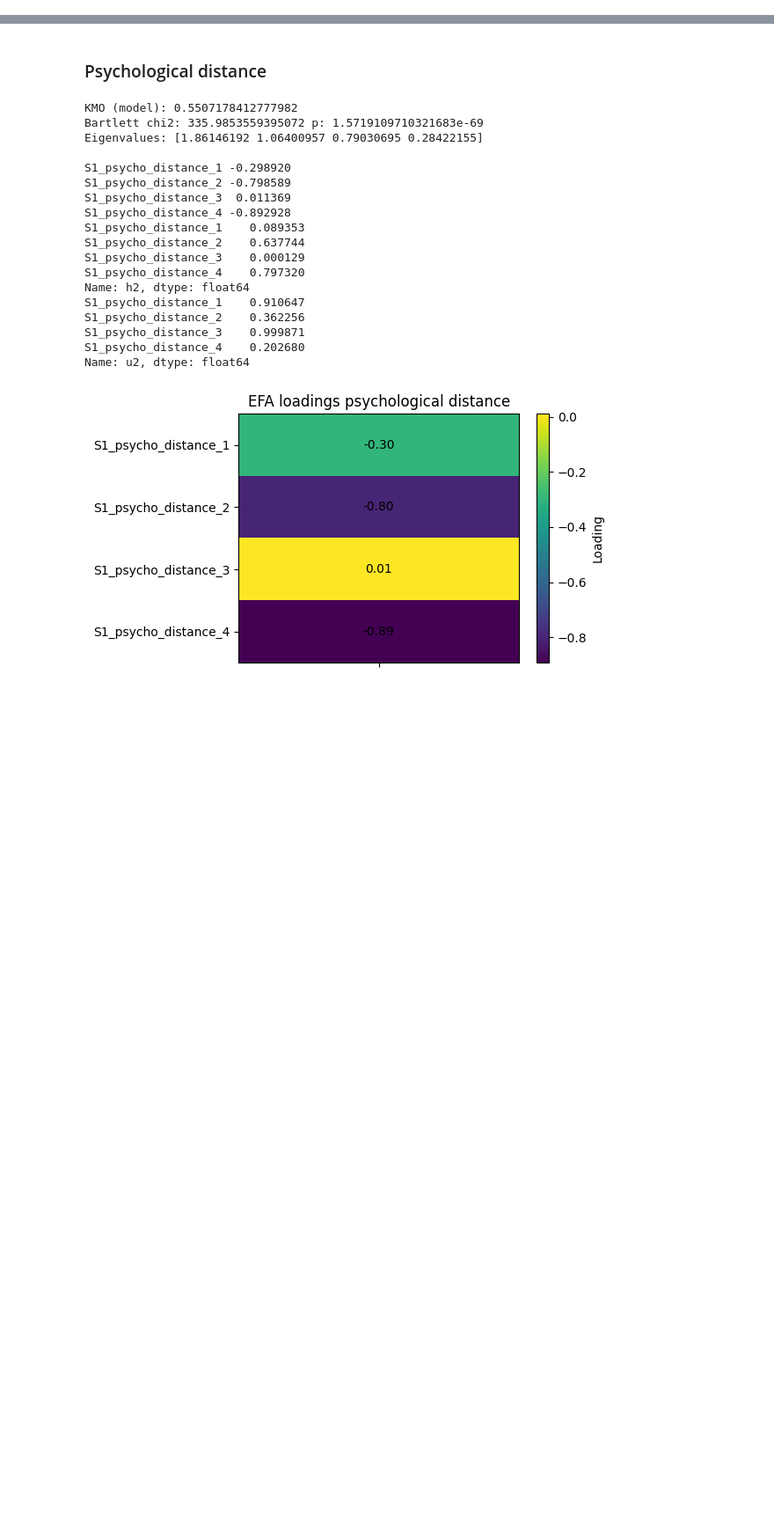
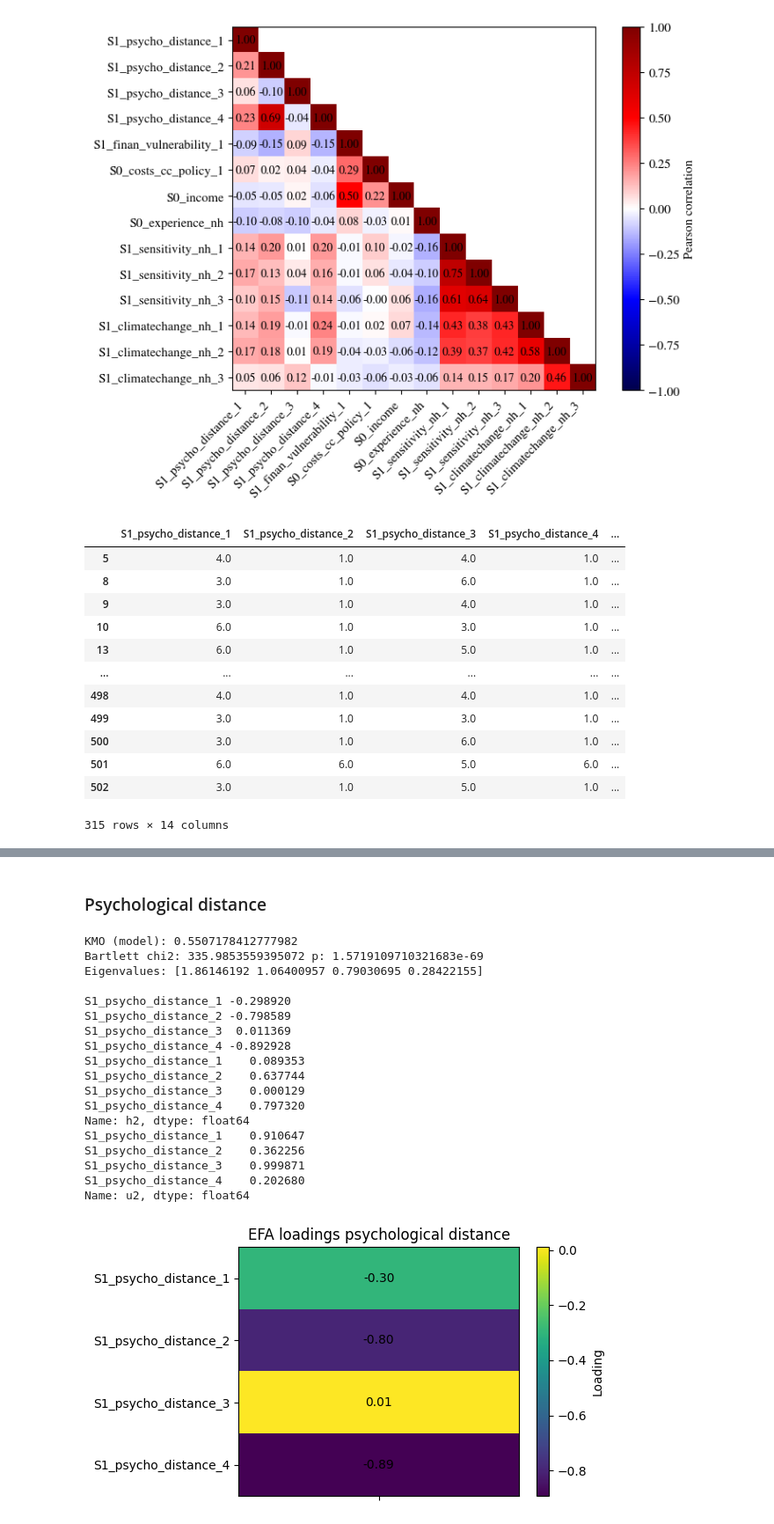
Before and after one commit to matalie/natural-hazard-solidarity, a Jupyter notebook: latent_constructs.ipynb, the cells around one changed output, grey strips where cells are left out. Shown at 88% size. Cells and saved outputs as stored; diff of their text form; code cells hidden in the pictures; blank space fills up the shorter version.

```diff
--- a/latent_constructs.ipynb
+++ b/latent_constructs.ipynb
@@ -50,0 +61,54 @@ Name: S0_costs_cc_policy_1, Length: 503, dtype: float64
+# %%
+items = ['S1_psycho_distance_1', 'S1_psycho_distance_2', 'S1_psycho_distance_3', 'S1_psycho_distance_4',
+         'S1_finan_vulnerability_1',  'S0_costs_cc_policy_1', 'S0_income',
+         'S0_experience_nh', 'S1_sensitivity_nh_1', 'S1_sensitivity_nh_2', 'S1_sensitivity_nh_3',
+         'S1_climatechange_nh_1', 'S1_climatechange_nh_2', 'S1_climatechange_nh_3']
+# %%
+X = df[items].dropna() # TODO: fix with filling up as veronika did -> maybe better in data processing
+
+# correlation default: pearson
+R = X.corr()
+vals = R.values.copy()
+
+# correlation matrix with corr-values
+mask = np.triu(np.ones_like(vals,dtype=bool), k=1)
+vals_masked = np.ma.array(vals, mask=mask)
+fig, ax = plt.subplots(figsize=(8, 6))
+
+cmapname = 'PRGn'
+cmapname = 'seismic'
+# cmapname = 'purple_white_green'
+
+im = ax.imshow(vals_masked, vmin=-1, vmax=1, cmap=mp.COLOR_MAP[cmapname])
+for i in range(R.shape[0]):
+    for j in range(R.shape[1]):
+        if not mask[i,j]:
+            ax.text(j, i, f'{R.values[i, j]:.2f}', ha='center', va='center', fontsize=10)
+
+# axis labels and colorbar
+cbar = fig.colorbar(im, ax=ax)
+cbar.set_label('Pearson correlation')
+ax.set_xticks(np.arange(R.shape[1]))
+ax.set_yticks(np.arange(R.shape[0]))
+ax.set_xticklabels(R.columns, rotation=45, ha='right')
+ax.set_yticklabels(R.index)
+
+plt.tight_layout()
+plt.savefig(f'../results/Correlation-matrix-{cmapname}.png', dpi=600)
+plt.show()
+X
+# %% [output]
+[figure, added]
+|  | S1_psycho_distance_1 | S1_psycho_distance_2 | S1_psycho_distance_3 | S1_psycho_distance_4 | ... |
+| 5 | 4.0 | 1.0 | 4.0 | 1.0 | ... |
+| 8 | 3.0 | 1.0 | 6.0 | 1.0 | ... |
+| 9 | 3.0 | 1.0 | 4.0 | 1.0 | ... |
+| 10 | 6.0 | 1.0 | 3.0 | 1.0 | ... |
+| 13 | 6.0 | 1.0 | 5.0 | 1.0 | ... |
+| ... | ... | ... | ... | ... | ... |
+| 498 | 4.0 | 1.0 | 4.0 | 1.0 | ... |
+| 499 | 3.0 | 1.0 | 3.0 | 1.0 | ... |
+| 500 | 3.0 | 1.0 | 6.0 | 1.0 | ... |
+| 501 | 6.0 | 6.0 | 5.0 | 6.0 | ... |
+| 502 | 3.0 | 1.0 | 5.0 | 1.0 | ... |
+315 rows × 14 columns
```
Also changed, not shown: parts of 22 cells of this notebook.
